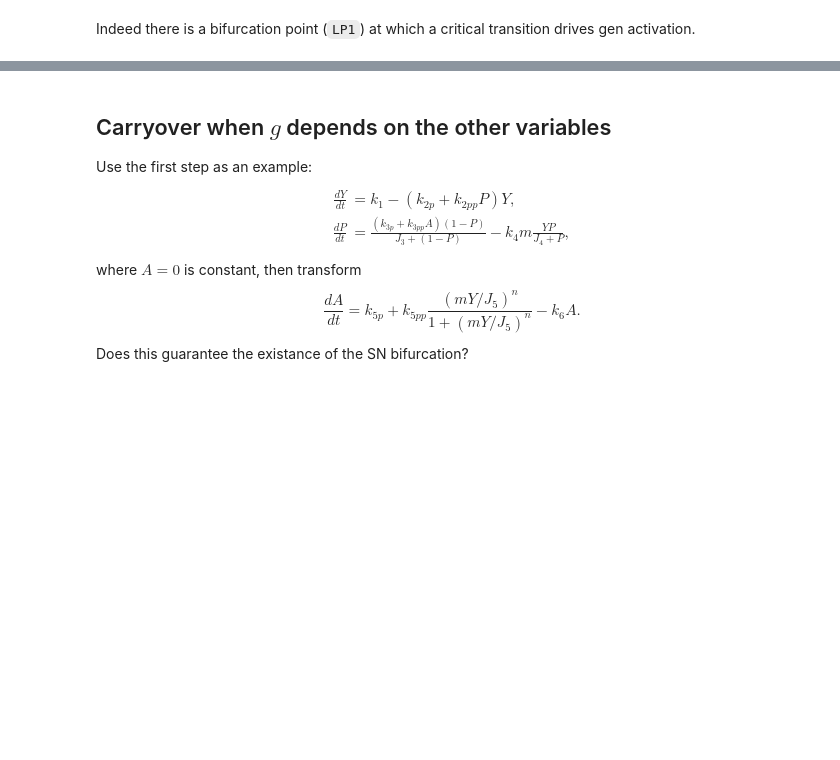
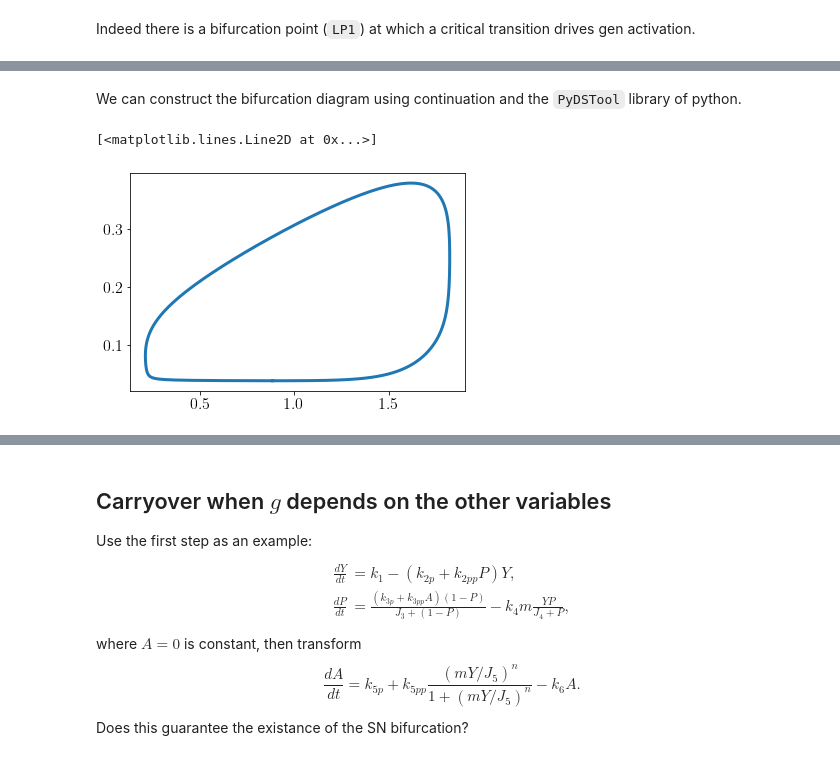
Before and after one commit to ccontrer/20-05SNBifurcationCarryover, a Jupyter notebook: notebooks/Application Cell cycle.ipynb, the cells around one changed output, grey strips where cells are left out. Drawn from its saved outputs; the diff is of its cells as text; code cells hidden in the pictures; blank space fills up the shorter version.

```diff
--- a/notebooks/Application Cell cycle.ipynb
+++ b/notebooks/Application Cell cycle.ipynb
@@ -178,0 +273,2 @@ plt.show()
+# %% [markdown]
+We can construct the bifurcation diagram using continuation and the `PyDSTool` library of python.
@@ -178,0 +316,9 @@ plt.show()
+# %%
+traj = DS.compute('cycle')
+cycle = traj.sample(dt=0.0001, tlo=0, thi=53.32, precise=True)
+cycle.indepvararray = cycle.indepvararray.flatten()
+# %%
+plt.plot(cycle['A'], cycle['Y'])
+# %% [output]
+[<matplotlib.lines.Line2D at 0x...>]
+[figure, added]
```
Also changed, not shown: parts of 21 cells of this notebook, 14 other files.
